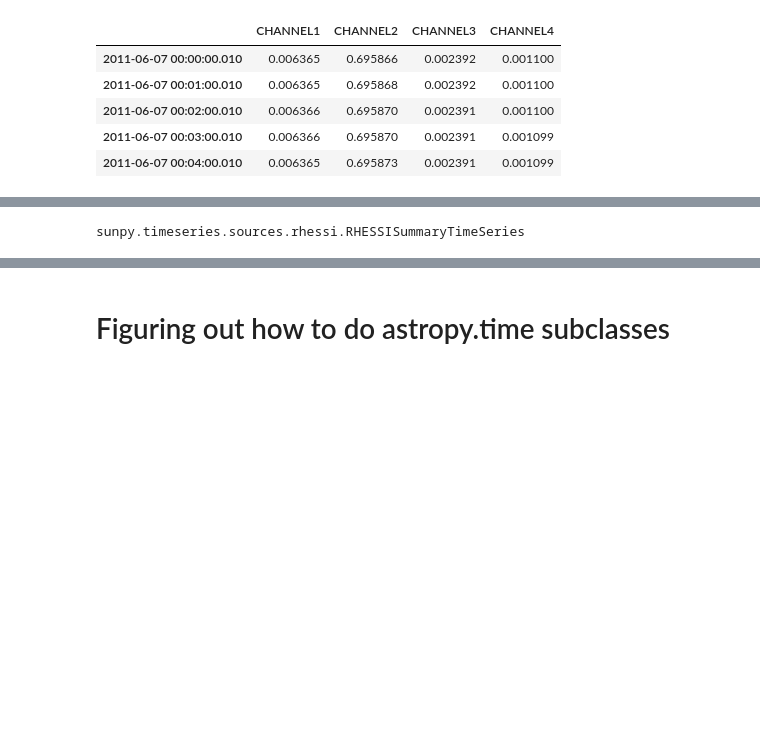
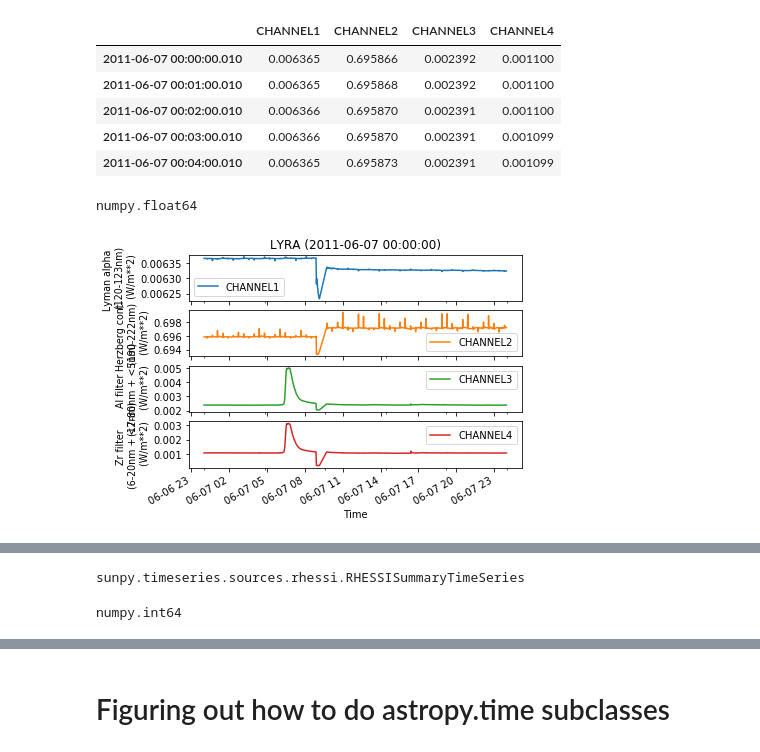
Before and after one commit to jmason86/James-s-EVE-Dimming-Index-JEDI, a Jupyter notebook: prototype_get_sdo_eve_lines_data.ipynb, the cells around one changed output, grey strips where cells are left out. Drawn from its saved outputs; the diff is of its cells as text; code cells hidden in the pictures; blank space fills up the shorter version.

```diff
--- a/prototype_get_sdo_eve_lines_data.ipynb
+++ b/prototype_get_sdo_eve_lines_data.ipynb
@@ -204,6 +157,14 @@ lyra.data.head()
 | 2011-06-07 00:02:00.010 | 0.006366 | 0.695870 | 0.002391 | 0.001100 |
 | 2011-06-07 00:03:00.010 | 0.006366 | 0.695870 | 0.002391 | 0.001099 |
 | 2011-06-07 00:04:00.010 | 0.006365 | 0.695873 | 0.002391 | 0.001099 |
+# %%
+type(lyra.data['CHANNEL1'].values[0])
+# %% [output]
+numpy.float64
+# %%
+lyra.peek()
+# %% [output]
+[figure, added]
 # %%
 rhessi = sunpy.timeseries.TimeSeries(sunpy.data.sample.RHESSI_TIMESERIES)
 # %%
@@ -220,2 +181,6 @@ type(rhdaessi)
 # %% [output]
 sunpy.timeseries.sources.rhessi.RHESSISummaryTimeSeries
+# %%
+type(rhessi.data['3 - 6 keV'].values[0])
+# %% [output]
+numpy.int64
```
Also changed, not shown: parts of 6 cells of this notebook, 1 other file.
